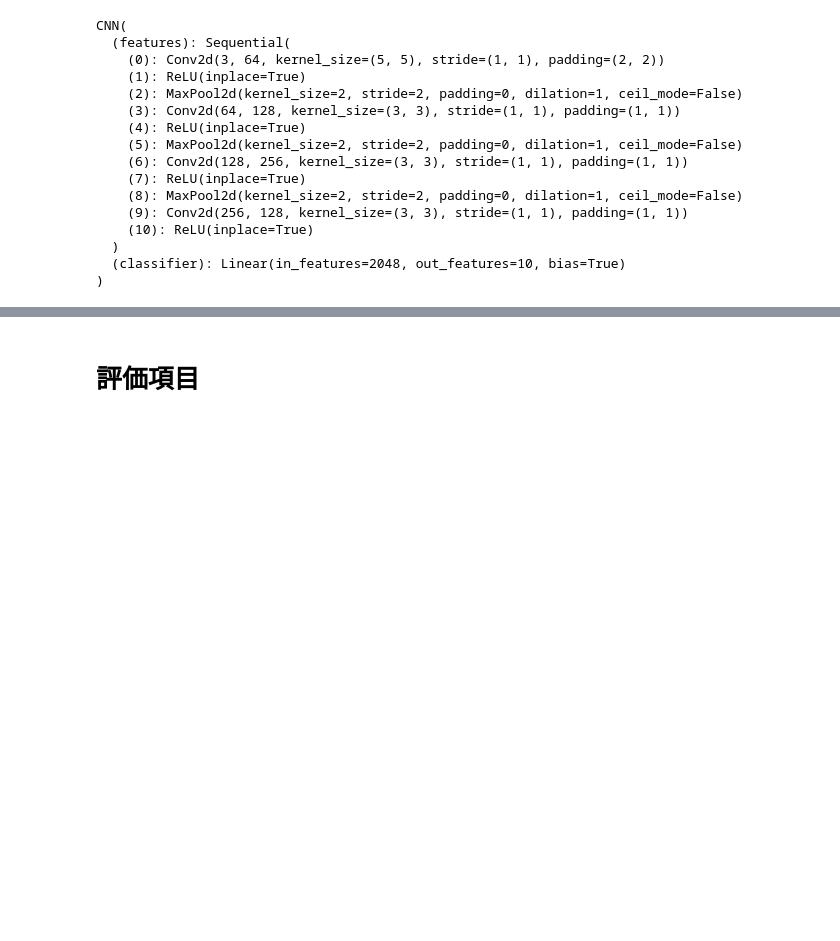
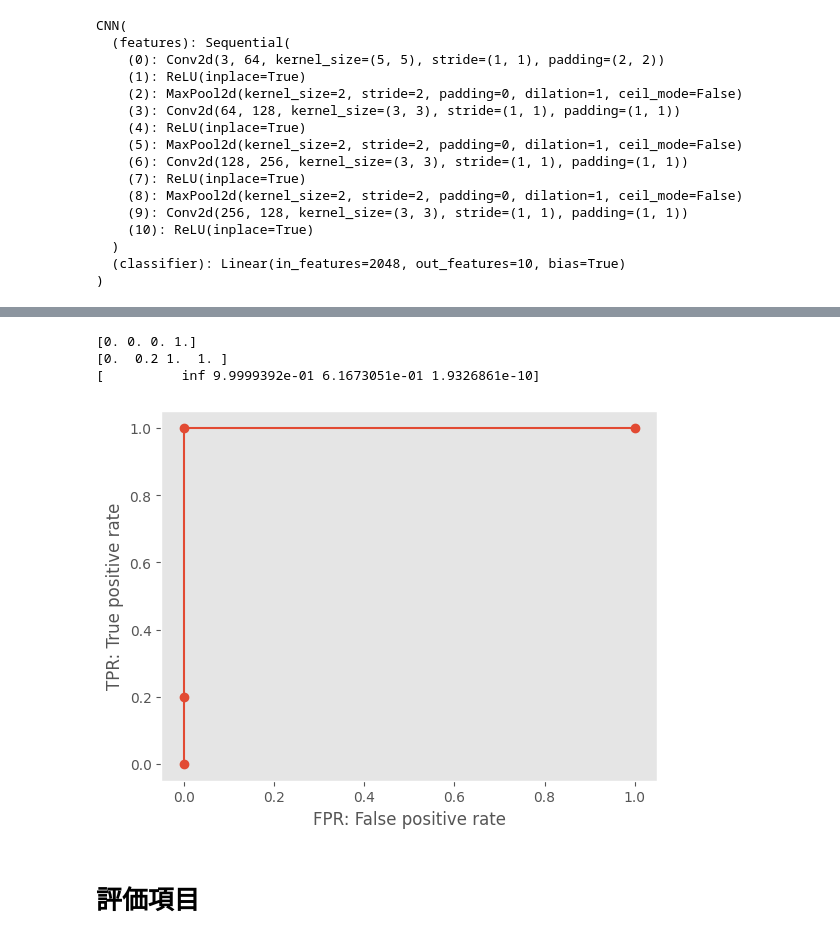
Before and after one commit to Pakeith0805/SparkPlus_Assignment, a Jupyter notebook: Assignment.ipynb, the cells around one changed output, grey strips where cells are left out. Saved outputs shown, nothing was run; the diff lists cells and outputs as text; code cells hidden in the pictures; blank space fills up the shorter version.

```diff
--- a/Assignment.ipynb
+++ b/Assignment.ipynb
@@ -174,0 +175,3 @@ tensor([9, 7, 0, 2, 3, 4, 3, 2, 4, 3, 1, 9, 7, 7, 9, 6], device='cuda:0')
+# %%
+one_zero_labels = torch.where(labels == 0, 1, 0)
+print(one_zero_labels)
@@ -184,4 +189,28 @@ tensor([1.8068e-02, 6.0962e-06, 1.0000e+00, 5.0085e-05, 4.2796e-04, 5.1899e-04,
        grad_fn=<SelectBackward0>)
+# %%
+roc = roc_curve(one_zero_labels.cpu().detach().numpy(), prob.cpu().detach().numpy())
+# %%
+fpr, tpr, thresholds = roc
+
+print(fpr)
+# [0.   0.   0.25 0.25 0.5  0.5  1.  ]
+
+print(tpr)
+# [0.   0.25 0.25 0.5  0.5  1.   1.  ]
+
+print(thresholds)
+# [1.9 0.9 0.8 0.7 0.6 0.4 0.2]
+# %% [output]
+[0. 0. 0. 1.]
+[0.  0.2 1.  1. ]
+[          inf 9.9999392e-01 6.1673051e-01 1.9326861e-10]
+# %%
+plt.plot(fpr, tpr, marker='o')
+plt.xlabel('FPR: False positive rate')
+plt.ylabel('TPR: True positive rate')
+plt.grid()
+# %% [output]
+[figure, added]
 # %% [markdown]
 # 評価項目
 # %%
```
Also changed, not shown: parts of 8 cells of this notebook.
